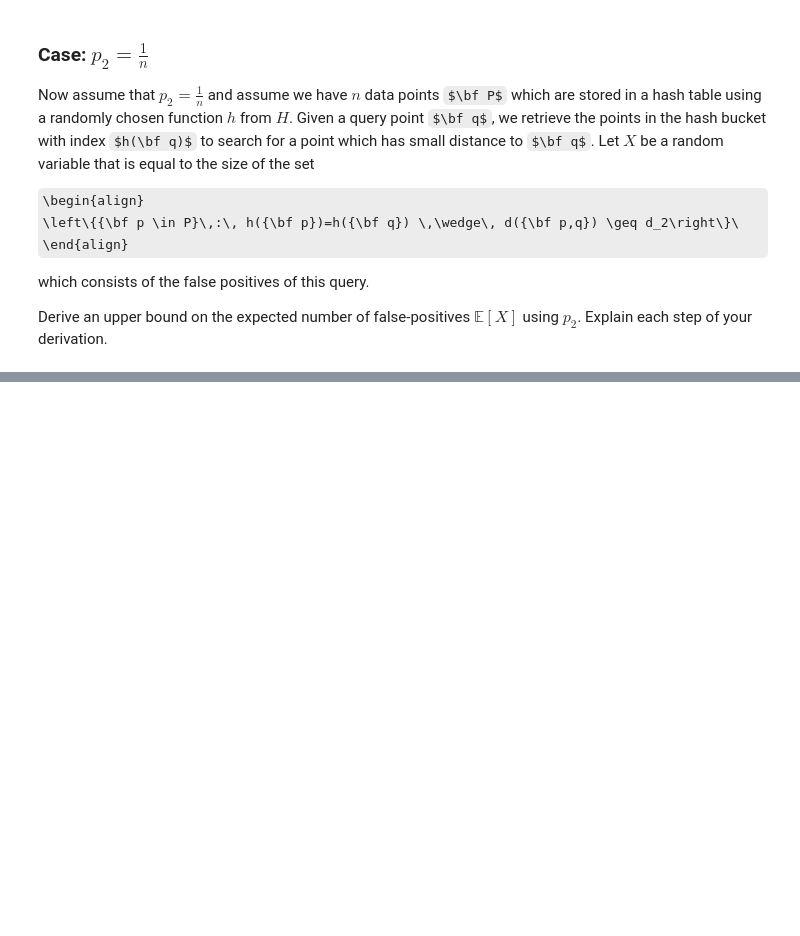
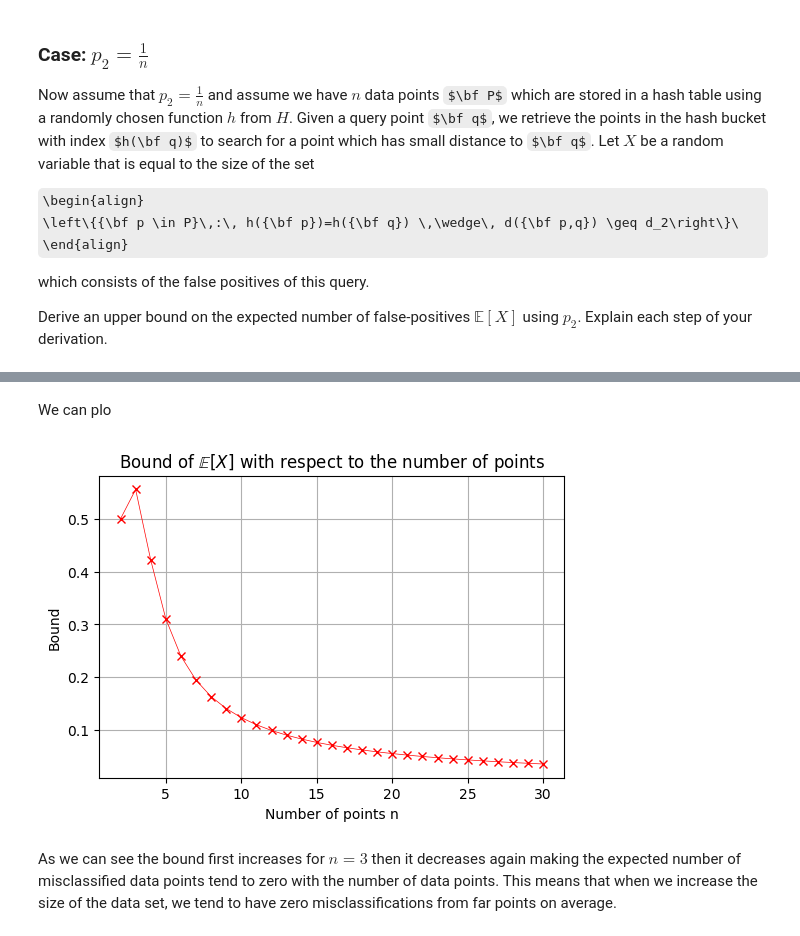
Before and after one commit to LuisArmandoPerez/Assignment_3FDM, a Jupyter notebook: Assignment 3.ipynb, the cells around one changed output, grey strips where cells are left out. Saved outputs shown, nothing was run; the diff lists cells and outputs as text; code cells hidden in the pictures; some formulas as TeX source; blank space fills up the shorter version.

```diff
--- a/Assignment 3.ipynb
+++ b/Assignment 3.ipynb
@@ -389,0 +532,20 @@ Derive an upper bound on the expected number of false-positives $\mathbb{E}\left
+# %% [markdown]
+We can plo
+# %%
+bounds=[];
+end = 30;
+for i in np.arange(2,end+1):
+    bound = 0;
+    for j in np.arange(1,i):
+        bound = bound+j*(1/i)**j
+    bounds.append(bound)
+
+_=plt.plot(np.arange(2,end+1),bounds,'-xr')
+_=plt.xlabel('Number of points n')
+_=plt.ylabel('Bound')
+_=plt.title('Bound of $\mathbb{E}[X]$ with respect to the number of points')
+_=plt.grid()
+# %% [output]
+[figure, added]
+# %% [markdown]
+As we can see the bound first increases for $n=3$ then it decreases again making the expected number of misclassified data points tend to zero with the number of data points. This means that when we increase the size of the data set, we tend to have zero misclassifications from far points on average.
```
Also changed, not shown: parts of 5 cells of this notebook.
